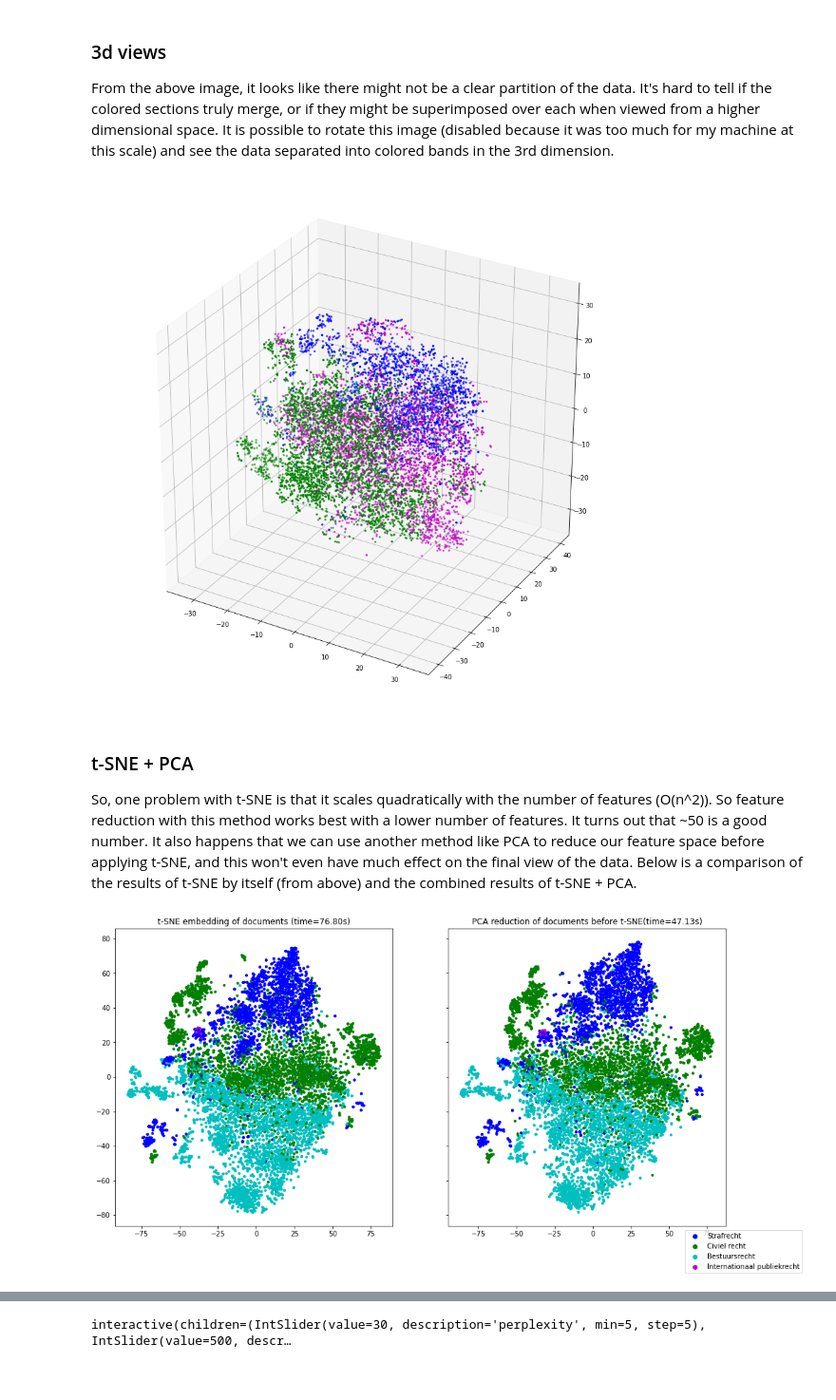
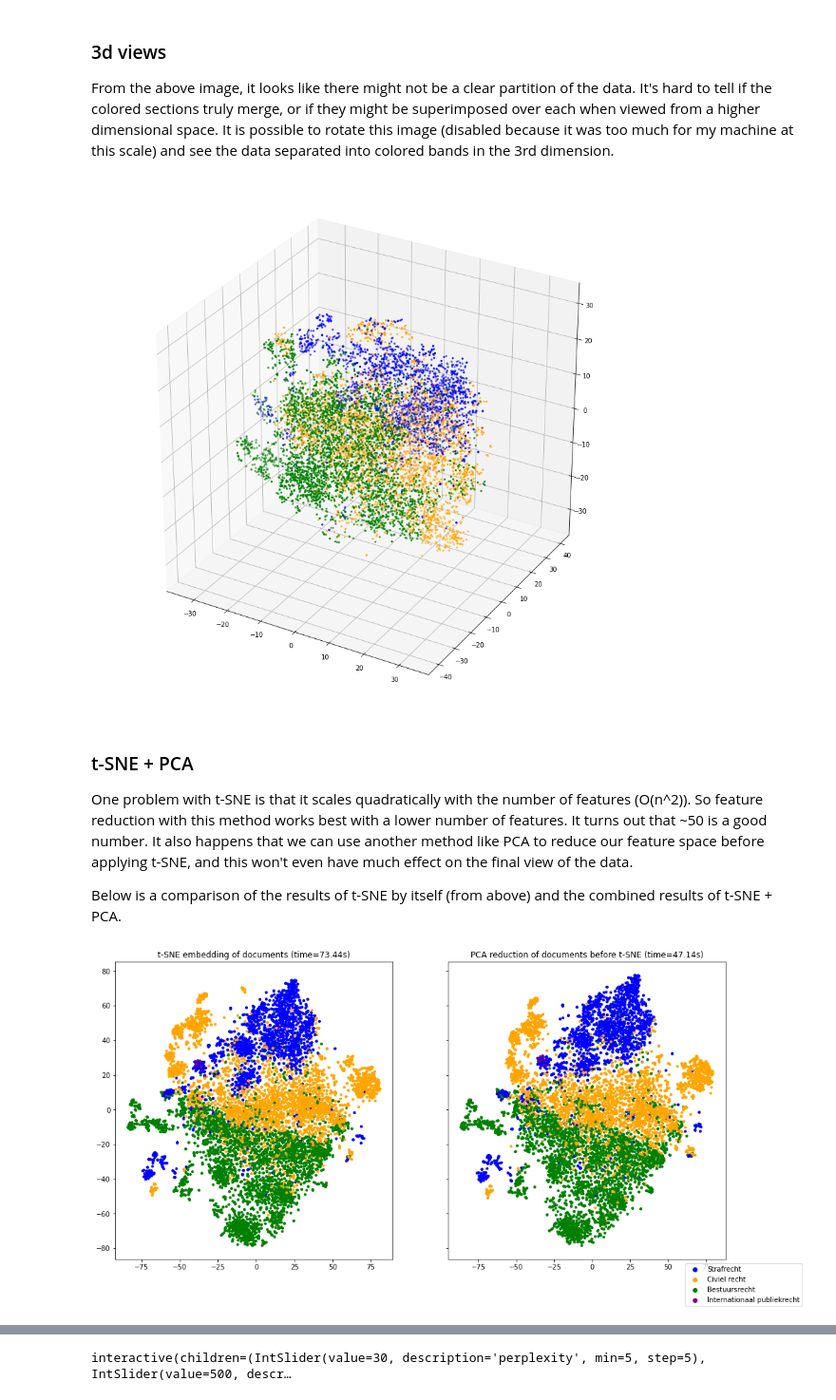
Before and after one commit to dvalp/nlp_experiments, a Jupyter notebook: src/uitspraak_files/t-SNE Interactive with Uitspraken.ipynb, the cells around one changed output, grey strips where cells are left out. Shown at 95% size. Cells and saved outputs as stored; diff of their text form; code cells hidden in the pictures.

Commit message:
Add more comments, change colors, rerun all code

```diff
--- a/src/uitspraak_files/t-SNE Interactive with Uitspraken.ipynb
+++ b/src/uitspraak_files/t-SNE Interactive with Uitspraken.ipynb
@@ -113,7 +116,7 @@ tsne_time_3d = time() - tsne0_3d
 
 tsne_xyz = list(zip(*X_tsne_3d))
 classes = ['Strafrecht', 'Civiel recht', 'Bestuursrecht', 'Internationaal publiekrecht']
-color_names = ListedColormap(['b', 'm', 'g', 'c'])
+color_names = ListedColormap(['blue', 'orange', 'green', 'purple'])
 color_mapping = {'Strafrecht': 0,
                  'Civiel recht': 1,
                  'Bestuursrecht': 2,
@@ -128,42 +131,43 @@ scatter_3d = ax_3d.scatter(xs=tsne_xyz[0], ys=tsne_xyz[1], zs=tsne_xyz[2],
 fig.legend(handles=scatter_3d.legend_elements()[0], labels=classes, loc="center right")
 plt.show()
 # %% [output]
-[figure, old version]
+[figure, new version]
 # %% [markdown]
 ### t-SNE + PCA
-So, one problem with t-SNE is that it scales quadratically with the number of features (O(n^2)). So feature reduction with this method works best with a lower number of features. It turns out that ~50 is a good number. It also happens that we can use another method like PCA to reduce our feature space before applying t-SNE, and this won't even have much effect on the final view of the data.
+One problem with t-SNE is that it scales quadratically with the number of features (O(n^2)). So feature reduction with this method works best with a lower number of features. It turns out that ~50 is a good number. It also happens that we can use another method like PCA to reduce our feature space before applying t-SNE, and this won't even have much effect on the final view of the data.
+
 Below is a comparison of the results of t-SNE by itself (from above) and the combined results of t-SNE + PCA.
 # %%
 pca0_50 = time()
 X_pca_50 = PCA(n_components=50).fit_transform(inputs)
 pca_time_50 = time() - pca0
 
 tsne_50 = TSNE(n_components=2, init='pca', random_state=0, n_jobs=-1)
 tsne0_50 = time()
 X_tsne_50 = tsne_50.fit_transform(X_pca_50)
 tsne_time_50 = time() - tsne0_50
 
 tsne_xy_50 = list(zip(*X_tsne_50))
 
 classes = ['Strafrecht', 'Civiel recht', 'Bestuursrecht', 'Internationaal publiekrecht']
-color_names = ListedColormap(['b', 'g', 'c', 'm'])
+color_names = ListedColormap(['blue', 'orange', 'green', 'purple'])
 color_mapping = {'Strafrecht': 0,
                  'Civiel recht': 1,
                  'Bestuursrecht': 2,
                  'Internationaal publiekrecht': 3}
 colors = [color_mapping[doc.get('legal_domain')] for doc in parsed_docs]
 
 fig, (ax1, ax2) = plt.subplots(1, 2, figsize=(16, 8), sharey=True)
 
 scatter1 = ax1.scatter(tsne_xy[0], tsne_xy[1], c=colors, cmap=color_names, marker=".")
 ax1.set_title(f"t-SNE embedding of documents (time={tsne_time:.2f}s)")
 
 scatter2 = ax2.scatter(tsne_xy_50[0], tsne_xy_50[1], c=colors, cmap=color_names, marker=".")
 ax2.set_title(f"PCA reduction of documents before t-SNE (time={tsne_time_50:.2f}s)")
 fig.legend(handles=scatter2.legend_elements()[0], labels=classes, loc="lower right")
 plt.show()
 # %% [output]
-[figure, old version]
+[figure, new version]
 # %%
 print(tsne_time, tsne_time_50)
 # %% [output]
```
Also changed, not shown: parts of 14 cells of this notebook.
